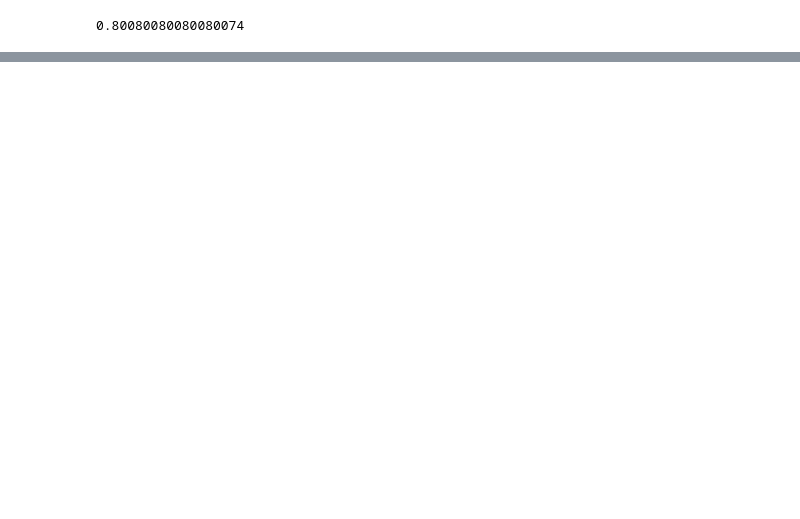
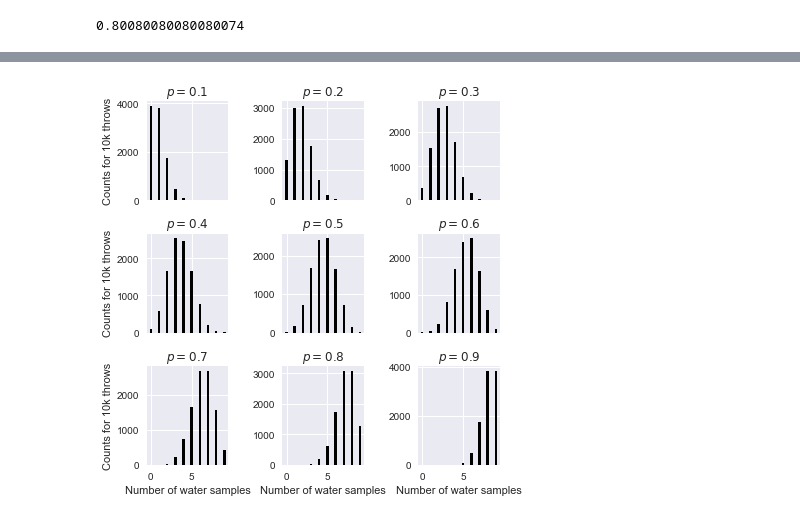
Before and after one commit to saint-germain/marginalization_bayes, a Jupyter notebook: stat_reth_ch3.ipynb, the cells around one changed output, grey strips where cells are left out. Drawn from its saved outputs; the diff is of its cells as text; code cells hidden in the pictures; blank space fills up the shorter version.

```diff
--- a/stat_reth_ch3.ipynb
+++ b/stat_reth_ch3.ipynb
@@ -179,0 +200,18 @@ np.mean(samples)
+# %%
+ix=1
+fig, ax = plt.subplots(3, 3, sharex='col',figsize=(6,6))
+for i in range(3):
+    for j in range(3):
+        p=ix/10
+        ix+=1
+        synth_data=np.random.binomial(9,p,int(1e4))
+        ax[i,j].hist(synth_data,rwidth=0.3,bins=disc_bins(synth_data),color='k')
+        ax[i,j].set_title('$p=%.1f$'%p)
+        ax[i,j].set_xlim(-0.5,9.5)
+        if i==2:
+            ax[i,j].set_xlabel('Number of water samples')
+        if j==0:
+            ax[i,j].set_ylabel('Counts for 10k throws')
+plt.tight_layout()
+# %% [output]
+[figure, added]
```
Also changed, not shown: parts of 23 cells of this notebook, 2 other files.
